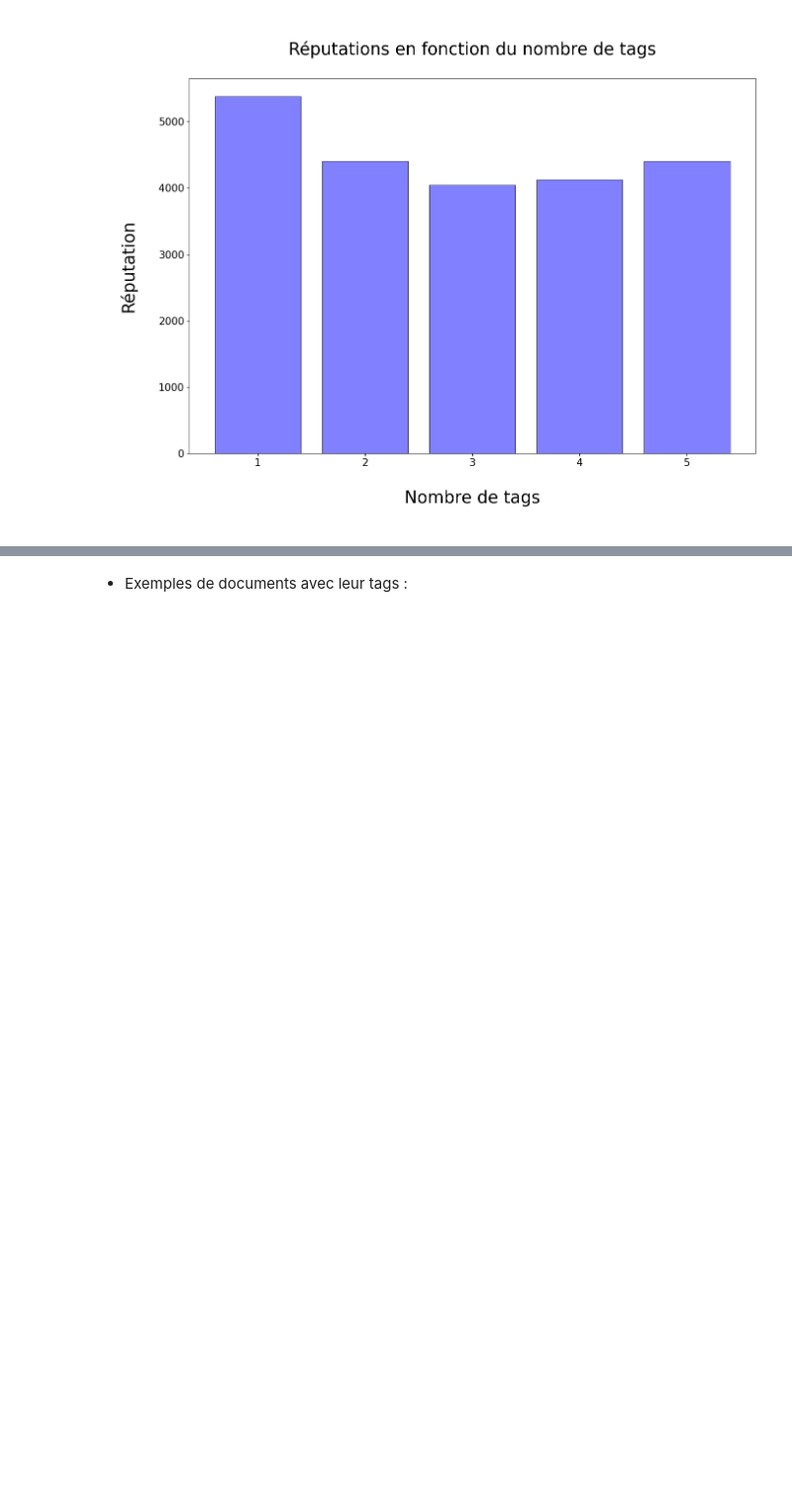
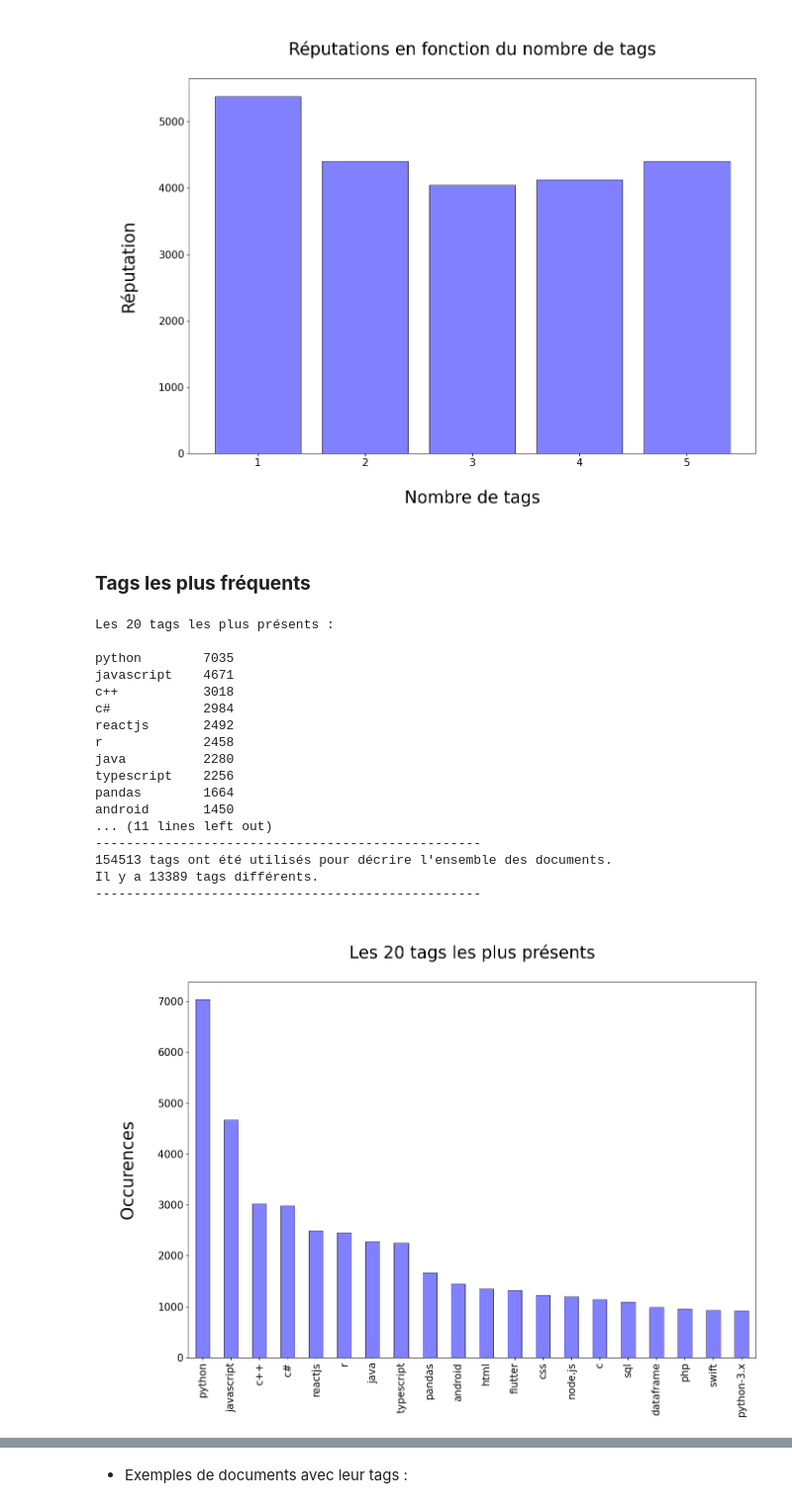
Before and after one commit to BiGHeaDMaX/Suggestion-automatique-de-mots-cles, a Jupyter notebook: 01 - Pré-traitements et Exploration.ipynb, the cells around one changed output, grey strips where cells are left out. Shown at 99% size. Cells and saved outputs as stored; diff of their text form; code cells hidden in the pictures; blank space fills up the shorter version.

```diff
--- a/01 - Pré-traitements et Exploration.ipynb
+++ b/01 - Pré-traitements et Exploration.ipynb
@@ -439,3 +439,58 @@ plt.title(f"\nRéputations en fonction du nombre de tags\n", fontsize=25)
 plt.show()
 # %% [output]
 [figure]
+# %% [markdown]
+### **Tags les plus fréquents**
+# %%
+all_tags = data['tags'].explode()
+top_tags = 20
+
+print(f"Les {top_tags} tags les plus présents : \n")
+print(all_tags.value_counts().head(top_tags))
+print("-"*50)
+print(f"{len(all_tags)} tags ont été utilisés pour décrire l'ensemble des documents.")
+print(f"Il y a {len(all_tags.unique())} tags différents.")
+print("-"*50)
+
+# Bar plot
+plt.figure(figsize=(15, 10))
+all_tags.value_counts().head(top_tags).plot.bar(color='#8181FF', edgecolor='black', linewidth=0.5)
+plt.yticks(fontsize=15)
+plt.xticks(fontsize=15)
+plt.ylabel("\nOccurences\n", fontsize=25)
+plt.title(f"\nLes {top_tags} tags les plus présents\n", fontsize=25)
+plt.show()
+
+# Words cloud
+plt.figure(figsize=(15, 10))  # On dimentionne l'image à 15*10 pouces,
+                              # donc avec le dpi par défaut de 100, cela donne 1500*1000px
+
+tags_cloud = WordCloud(background_color='white',
+                      stopwords=[],
+                      max_words=50,
+                      width=1500,  # Dimention en px de l'image à faire entrer
+                      height=1000  # dans la figure plt de 15*10 pouces
+                      ).generate(" ".join(all_tags))
+
+plt.imshow(tags_cloud)
+plt.axis("off")
+plt.show()
+# %% [output]
+Les 20 tags les plus présents :
+
+python        7035
+javascript    4671
+c++           3018
+c#            2984
+reactjs       2492
+r             2458
+java          2280
+typescript    2256
+pandas        1664
+android       1450
+... (11 lines left out)
+--------------------------------------------------
+154513 tags ont été utilisés pour décrire l'ensemble des documents.
+Il y a 13389 tags différents.
+--------------------------------------------------
+[figure, added]
```
Also changed, not shown: parts of 19 cells of this notebook.
